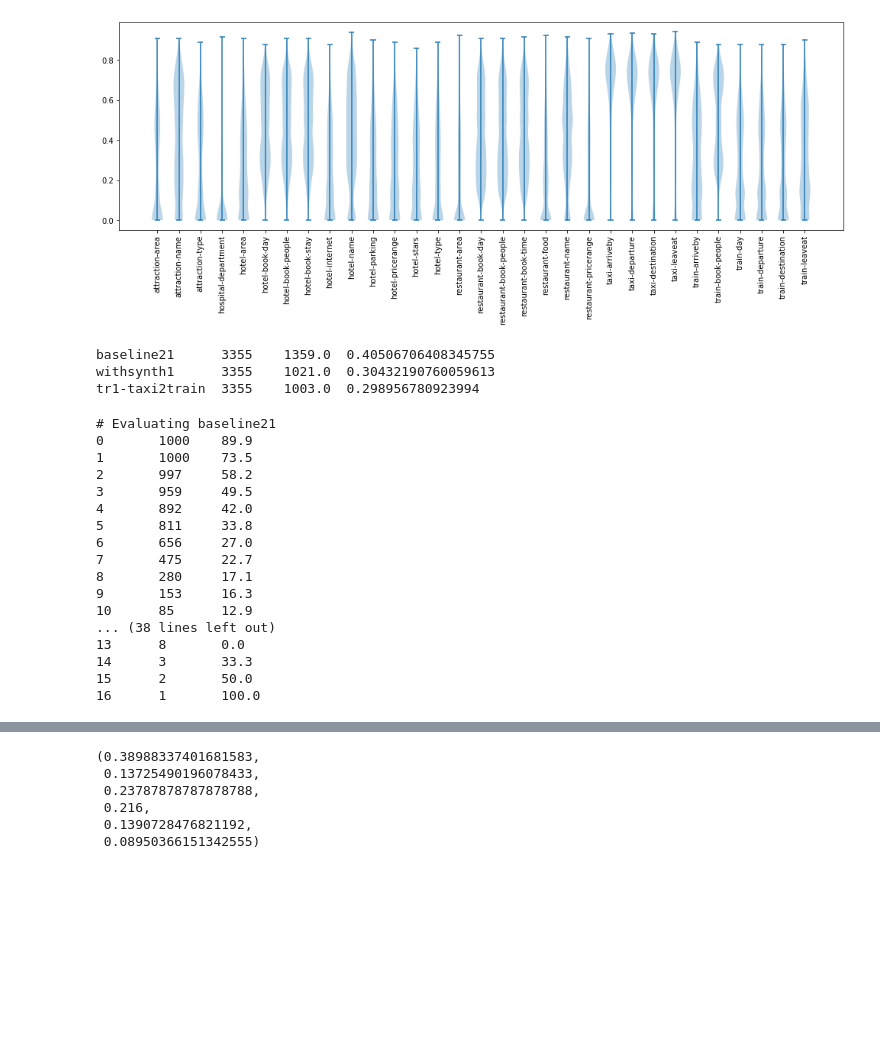
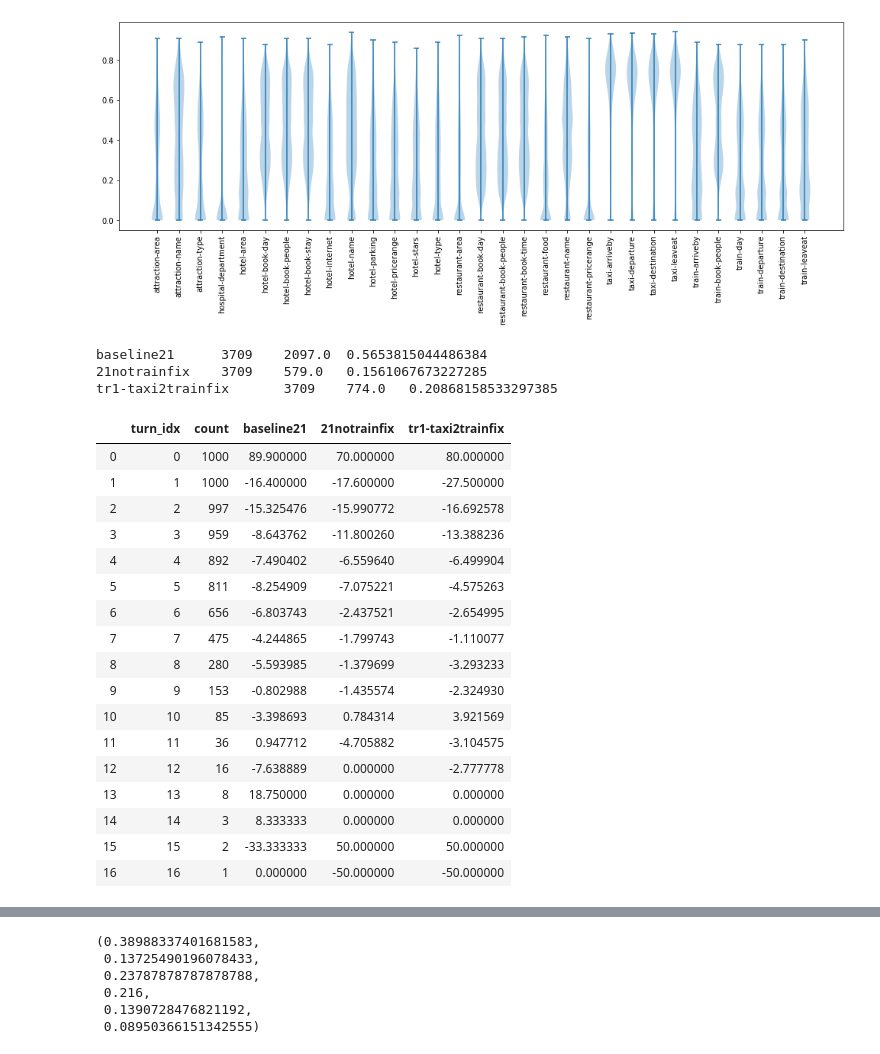
Before and after one commit to stanford-oval/trade-dst, a Jupyter notebook: data-analysis.ipynb, the cells around one changed output, grey strips where cells are left out. Saved outputs shown, nothing was run; the diff lists cells and outputs as text; code cells hidden in the pictures; blank space fills up the shorter version.

```diff
--- a/data-analysis.ipynb
+++ b/data-analysis.ipynb
@@ -166,5 +181,5 @@ def get_joint_accuracy(turn):
 # %%
-ALL_MODELS = ['baseline21', 'withsynth1', 'except-train', 'tr1-taxi2train']
+ALL_MODELS = ['baseline21', '21notrainfix', 'tr1-taxi2trainfix']
 
 pred_data_all = dict()
 for modelname in ALL_MODELS:
@@ -172,7 +187,7 @@ for modelname in ALL_MODELS:
         pred_data = json.load(fp)
         pred_data_all[modelname] = pred_data
 # %%
-test_domain = 'hotel'
+test_domain = 'train'
 for modelname in ALL_MODELS:
     count = 0
     accuracy = 0
@@ -190,42 +205,51 @@ for modelname in ALL_MODELS:
 
     print(modelname, count, accuracy, accuracy/count, sep='\t')
 # %% [output]
-baseline21      3355    1359.0  0.40506706408345755
-withsynth1      3355    1021.0  0.30432190760059613
-tr1-taxi2train  3355    1003.0  0.298956780923994
+baseline21      3709    2097.0  0.5653815044486384
+21notrainfix    3709    579.0   0.1561067673227285
+tr1-taxi2trainfix       3709    774.0   0.20868158533297385
 # %%
+per_turn_accuracy_all = dict()
 for modelname in ALL_MODELS:
-    print('# Evaluating ' + modelname)
     pred_data = pred_data_all[modelname]
     max_num_turn = max(len(dlg) for dlg in pred_data.values())
     per_turn_count = np.zeros((max_num_turn+1,), dtype=np.int32)
     per_turn_accuracy = np.zeros((max_num_turn+1,), dtype=np.int32)
+    per_turn_accuracy_all[modelname] = per_turn_accuracy
 
     for dialogue_id, dialogue in pred_data.items():
         for turn_idx, turn in dialogue.items():
             turn_idx = int(turn_idx)
             per_turn_count[turn_idx] += 1
             per_turn_accuracy[turn_idx] += get_joint_accuracy(turn)
 
-    for turn_idx in range(max_num_turn):
-        print(turn_idx, per_turn_count[turn_idx],
-              '%2.1f' % (100 * per_turn_accuracy[turn_idx] / per_turn_count[turn_idx]),
-              sep='\t')
+
+data = [
+    ([turn_idx, per_turn_count[turn_idx]] + [
+            100 * ((per_turn_accuracy[turn_idx] / per_turn_count[turn_idx]) - (per_turn_accuracy[turn_idx-1] / per_turn_count[turn_idx-1])
+                   if turn_idx > 0 else
+                   (per_turn_accuracy[turn_idx] / per_turn_count[turn_idx]))
+            #100 * ((per_turn_accuracy[turn_idx] / per_turn_count[turn_idx]))
+            for per_turn_accuracy in per_turn_accuracy_all.values()])
+    for turn_idx in range(max_num_turn)
+]
+pd.DataFrame(data, columns=['turn_idx', 'count']+ list(per_turn_accuracy_all.keys()))
 # %% [output]
-# Evaluating baseline21
-0       1000    89.9
-1       1000    73.5
-2       997     58.2
-3       959     49.5
-4       892     42.0
-5       811     33.8
-6       656     27.0
-7       475     22.7
-8       280     17.1
-9       153     16.3
-10      85      12.9
-... (38 lines left out)
-13      8       0.0
-14      3       33.3
-15      2       50.0
-16      1       100.0
+|  | turn_idx | count | baseline21 | 21notrainfix | tr1-taxi2trainfix |
+| 0 | 0 | 1000 | 89.900000 | 70.000000 | 80.000000 |
+| 1 | 1 | 1000 | -16.400000 | -17.600000 | -27.500000 |
+| 2 | 2 | 997 | -15.325476 | -15.990772 | -16.692578 |
+| 3 | 3 | 959 | -8.643762 | -11.800260 | -13.388236 |
+| 4 | 4 | 892 | -7.490402 | -6.559640 | -6.499904 |
+| 5 | 5 | 811 | -8.254909 | -7.075221 | -4.575263 |
+| 6 | 6 | 656 | -6.803743 | -2.437521 | -2.654995 |
+| 7 | 7 | 475 | -4.244865 | -1.799743 | -1.110077 |
+| 8 | 8 | 280 | -5.593985 | -1.379699 | -3.293233 |
+| 9 | 9 | 153 | -0.802988 | -1.435574 | -2.324930 |
+| 10 | 10 | 85 | -3.398693 | 0.784314 | 3.921569 |
+| 11 | 11 | 36 | 0.947712 | -4.705882 | -3.104575 |
+| 12 | 12 | 16 | -7.638889 | 0.000000 | -2.777778 |
+| 13 | 13 | 8 | 18.750000 | 0.000000 | 0.000000 |
+| 14 | 14 | 3 | 8.333333 | 0.000000 | 0.000000 |
+| 15 | 15 | 2 | -33.333333 | 50.000000 | 50.000000 |
+| 16 | 16 | 1 | 0.000000 | -50.000000 | -50.000000 |
```
Also changed, not shown: parts of 5 cells of this notebook, 4 other files.
